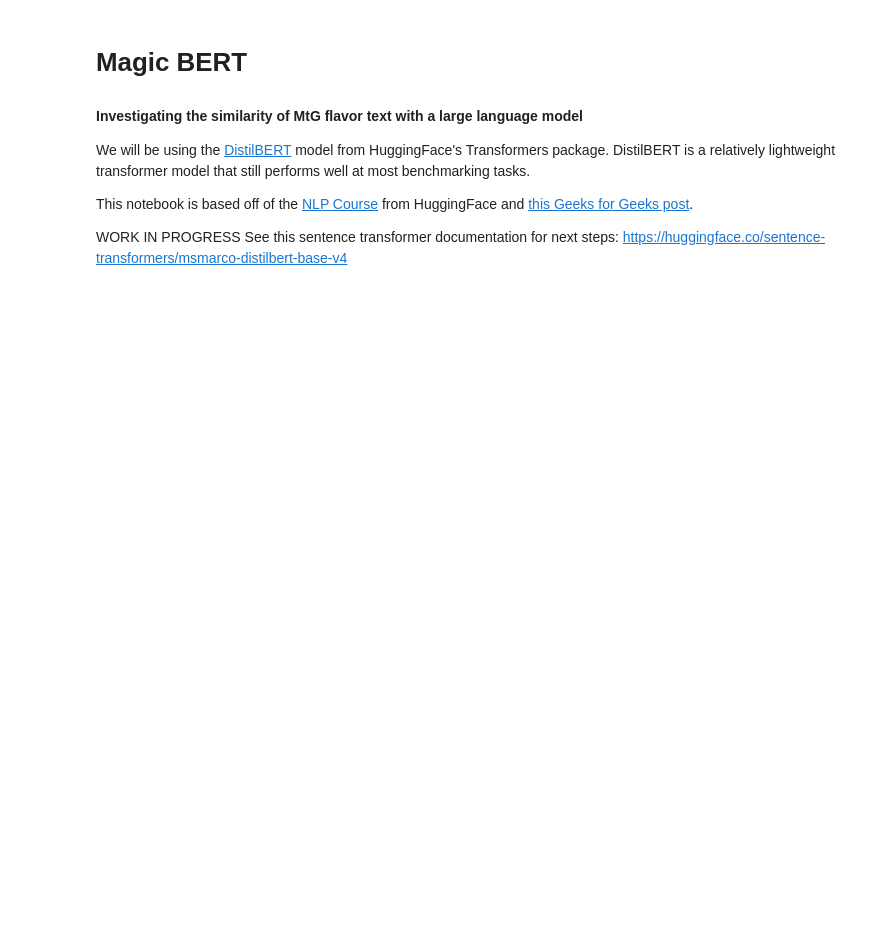
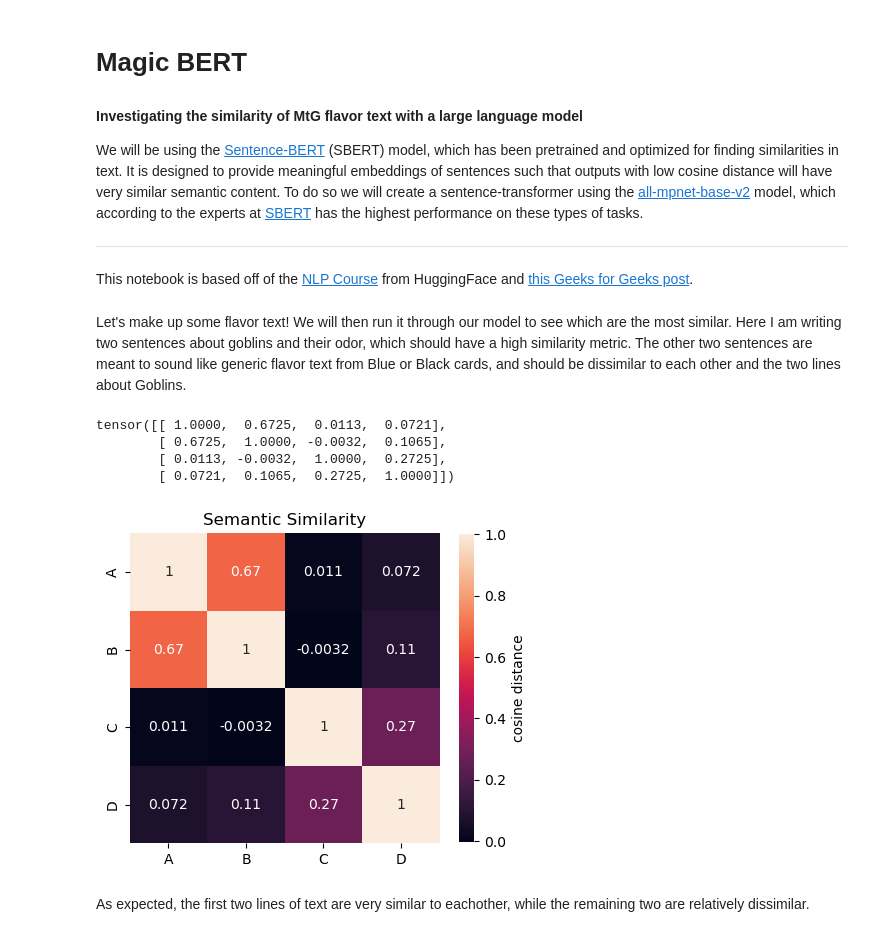
Before and after one commit to ghpetty/MtG_ClassyFlavor, a Jupyter notebook: magic_bert.ipynb, the cells around one changed output. Cells and saved outputs as stored; diff of their text form; code cells hidden in the pictures; blank space fills up the shorter version.

Commit message:
Cosine distance of flavor text

```diff
--- a/magic_bert.ipynb
+++ b/magic_bert.ipynb
@@ -2,17 +2,50 @@
 # Magic BERT
 #### Investigating the similarity of MtG flavor text with a large language model
 
-We will be using the [DistilBERT](https://huggingface.co/docs/transformers/en/model_doc/distilbert) model from HuggingFace's Transformers package. DistilBERT is a relatively lightweight transformer model that still performs well at most benchmarking tasks.
+We will be using the [Sentence-BERT](https://arxiv.org/abs/1908.10084) (SBERT) model, which has been pretrained and optimized for finding similarities in text. It is designed to provide meaningful embeddings of sentences such that outputs with low cosine distance will have very similar semantic content. To do so we will create a sentence-transformer using the [all-mpnet-base-v2](https://huggingface.co/sentence-transformers/all-mpnet-base-v2) model, which according to the experts at [SBERT](https://www.sbert.net/docs/sentence_transformer/pretrained_models.html#original-models) has the highest performance on these types of tasks.
+
+---
 
 This notebook is based off of the [NLP Course](https://huggingface.co/learn/nlp-course/en) from HuggingFace and [this Geeks for Geeks post](https://www.geeksforgeeks.org/sentence-similarity-using-bert-transformer/).
-
-WORK IN PROGRESS
-See this sentence transformer documentation for next steps:
-https://huggingface.co/sentence-transformers/msmarco-distilbert-base-v4
 # %%
 import numpy as np
 import torch
 
 # Create Model Object
-from transformers import DistilBertModel
-model = DistilBertModel.from_pretrained("distilbert-base-uncased")
+from sentence_transformers import SentenceTransformer
+# device = torch.device("mps")
+model = SentenceTransformer("sentence-transformers/all-mpnet-base-v2")
+# %% [markdown]
+Let's make up some flavor text! We will then run it through our model to see which are the most similar.
+Here I am writing two sentences about goblins and their odor, which should have a high similarity metric. The other two sentences are meant to sound like generic flavor text from Blue or Black cards, and should be dissimilar to each other and the two lines about Goblins.
+# %%
+my_flavor_text = ["Goblins sure do smell bad.",
+    "Those goblins are loud and offensive!",
+    "The mind is the purest distillation of progress.",
+    "My power over death makes me unstoppable"]
+# %%
+# By default the model uses Cosine Similarity as the similarity metric.
+embeddings = model.encode(my_flavor_text)
+similarities = model.similarity(embeddings,embeddings)
+print(similarities)
+# %% [output]
+tensor([[ 1.0000,  0.6725,  0.0113,  0.0721],
+        [ 0.6725,  1.0000, -0.0032,  0.1065],
+        [ 0.0113, -0.0032,  1.0000,  0.2725],
+        [ 0.0721,  0.1065,  0.2725,  1.0000]])
+# %%
+# Next we can visualize the similarities with a heat map matrix using Seaborn
+import seaborn as sns
+from matplotlib import pyplot as plt
+
+labels = ['A','B','C','D']
+fig, ax = plt.subplots(figsize=(5,5))
+sns.heatmap(similarities, annot=True,
+            xticklabels=labels,yticklabels=labels,
+            square=True,cbar_kws={'shrink':0.8,'label':'cosine distance'})
+plt.title('Semantic Similarity')
+plt.show(block=False)
+# %% [output]
+[figure, added]
+# %% [markdown]
+As expected, the first two lines of text are very similar to eachother, while the remaining two are relatively dissimilar.
```
Also changed, not shown: parts of 25 cells of this notebook.
